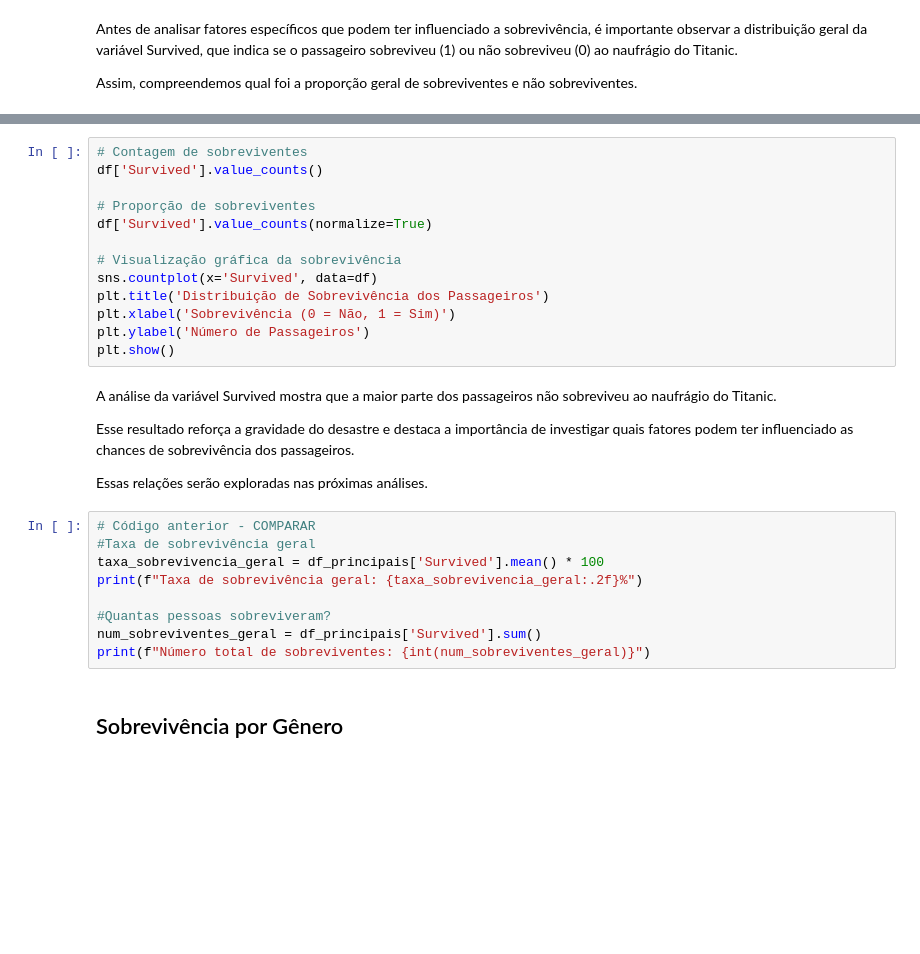
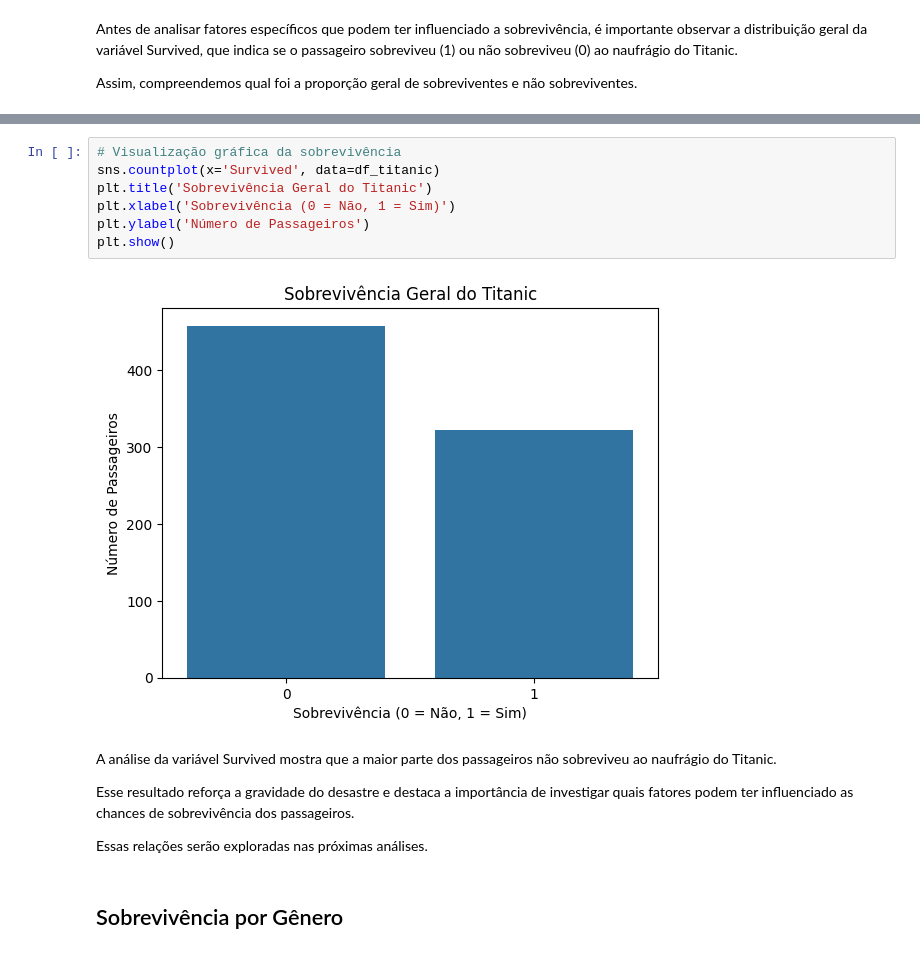
Before and after one commit to evelynkleinenf-cloud/titanic_eda, a Jupyter notebook: titanic_analysis.ipynb, the cells around one changed output, grey strips where cells are left out. Drawn from its saved outputs; the diff is of its cells as text; blank space fills up the shorter version.

```diff
--- a/titanic_analysis.ipynb
+++ b/titanic_analysis.ipynb
@@ -288,31 +630,18 @@ Assim, compreendemos qual foi a proporção geral de sobreviventes e não sobrev
 # %%
-# Contagem de sobreviventes
-df['Survived'].value_counts()
-
-# Proporção de sobreviventes
-df['Survived'].value_counts(normalize=True)
-
 # Visualização gráfica da sobrevivência
-sns.countplot(x='Survived', data=df)
-plt.title('Distribuição de Sobrevivência dos Passageiros')
+sns.countplot(x='Survived', data=df_titanic)
+plt.title('Sobrevivência Geral do Titanic')
 plt.xlabel('Sobrevivência (0 = Não, 1 = Sim)')
 plt.ylabel('Número de Passageiros')
 plt.show()
+# %% [output]
+[figure, added]
 # %% [markdown]
 A análise da variável Survived mostra que a maior parte dos passageiros não sobreviveu ao naufrágio do Titanic.
 
 Esse resultado reforça a gravidade do desastre e destaca a importância de investigar quais fatores podem ter influenciado as chances de sobrevivência dos passageiros.
 
 Essas relações serão exploradas nas próximas análises.
-# %%
-# Código anterior - COMPARAR
-#Taxa de sobrevivência geral
-taxa_sobrevivencia_geral = df_principais['Survived'].mean() * 100
-print(f"Taxa de sobrevivência geral: {taxa_sobrevivencia_geral:.2f}%")
-
-#Quantas pessoas sobreviveram?
-num_sobreviventes_geral = df_principais['Survived'].sum()
-print(f"Número total de sobreviventes: {int(num_sobreviventes_geral)}")
 # %% [markdown]
 ## Sobrevivência por Gênero
 # %% [markdown]
```
Also changed, not shown: parts of 163 cells of this notebook.
